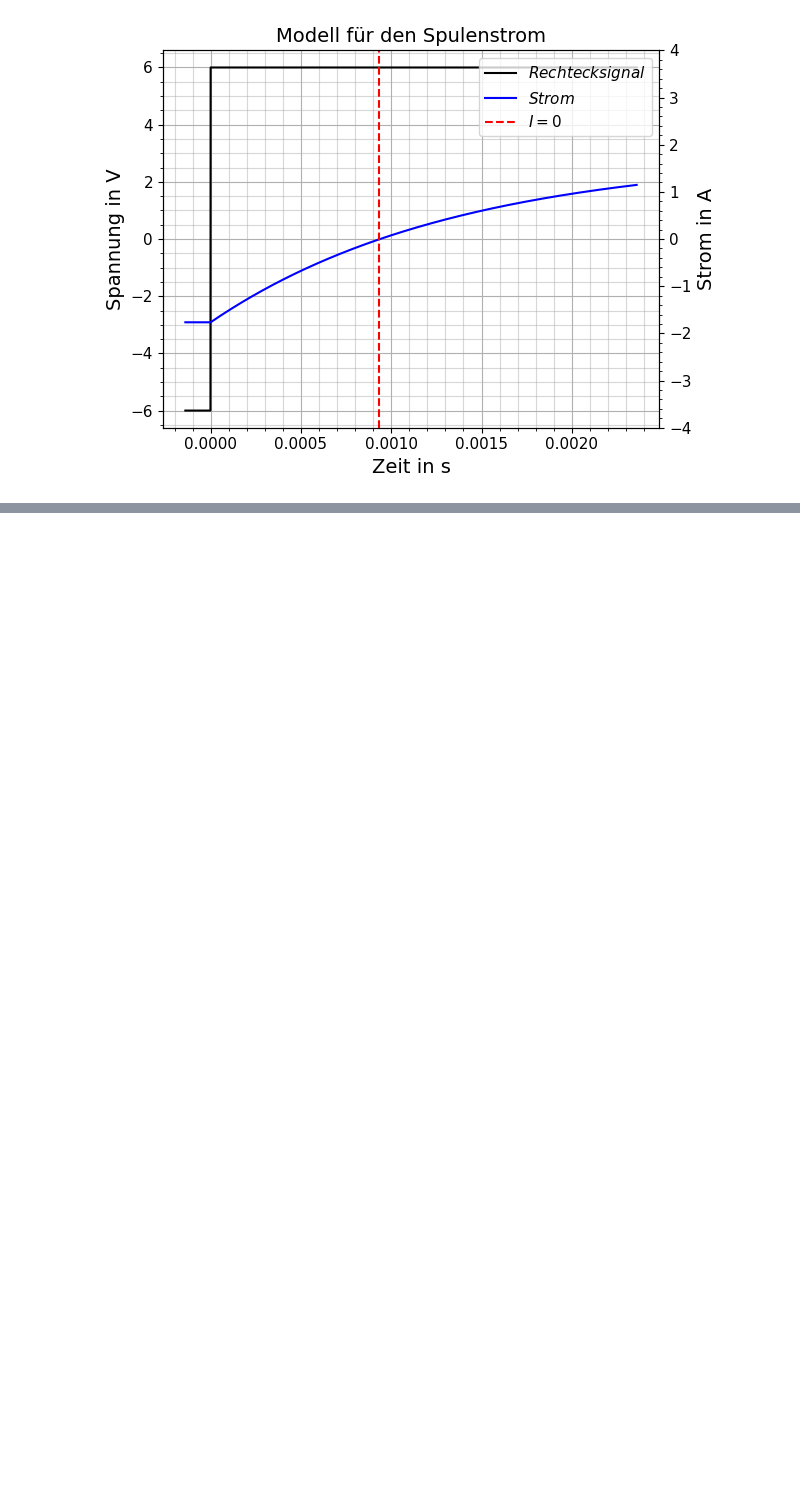
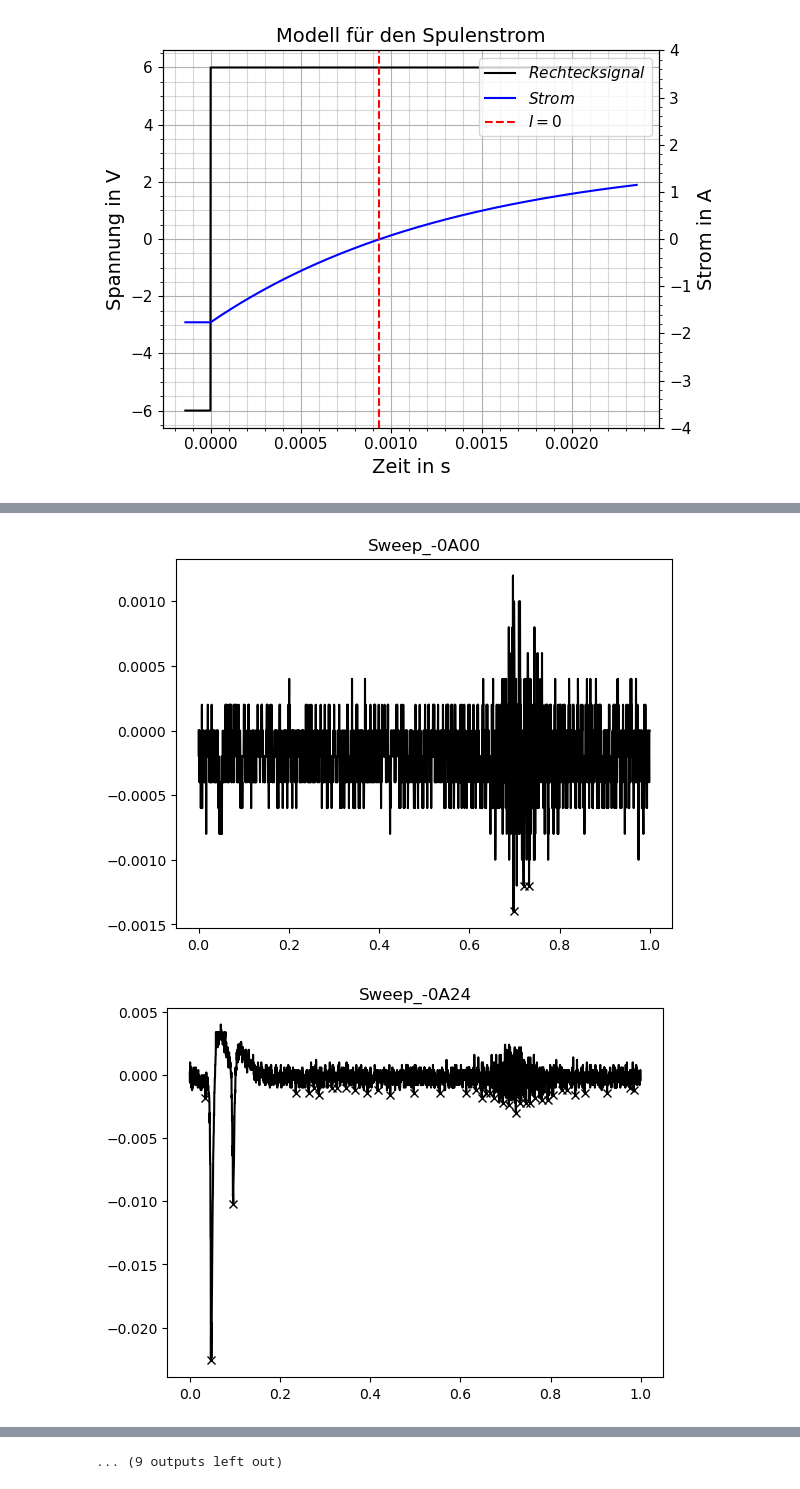
Before and after one commit to NicolasRohrbeck/fprak, a Jupyter notebook: scripts/optpumpen.ipynb, the cells around one changed output, grey strips where cells are left out. Drawn from its saved outputs; the diff is of its cells as text; code cells hidden in the pictures; blank space fills up the shorter version.

```diff
--- a/scripts/optpumpen.ipynb
+++ b/scripts/optpumpen.ipynb
@@ -425,2 +463,17 @@ b = -0.003906351936700969 +/- 0.00041486411042838717 V
 # %%
 #RF-Sweep bei festem Magnetfeld -> g-Faktor
+
+#plotten aller Dateien mit 7_ am Anfang und ohne _ScopeSetting im Namen
+for filename in os.listdir(r'../Messdaten/20260511_Optisches_Pumpen/'):
+    if filename.startswith("7_Sweep_") and not filename.endswith("_ScopeSettings.txt"):
+        zeit, spannung, diode= np.loadtxt(r'../Messdaten/20260511_Optisches_Pumpen/'+filename, skiprows=0, unpack=True, delimiter='\t')
+
+        peaks, properties = find_peaks(-1*diode, height=0.0008, distance=20, prominence=0.002)
+
+        plt.title(filename[2:-4])
+        plt.plot(zeit, diode, "-k")
+        plt.plot(zeit[peaks], diode[peaks], "xk")
+        plt.show()
+# %% [output]
+[figure, added]
+[figure, added]
@@ -426,0 +490 @@ b = -0.003906351936700969 +/- 0.00041486411042838717 V
+... (9 outputs left out)
```
Also changed, not shown: parts of 8 cells of this notebook, 3 other files.
